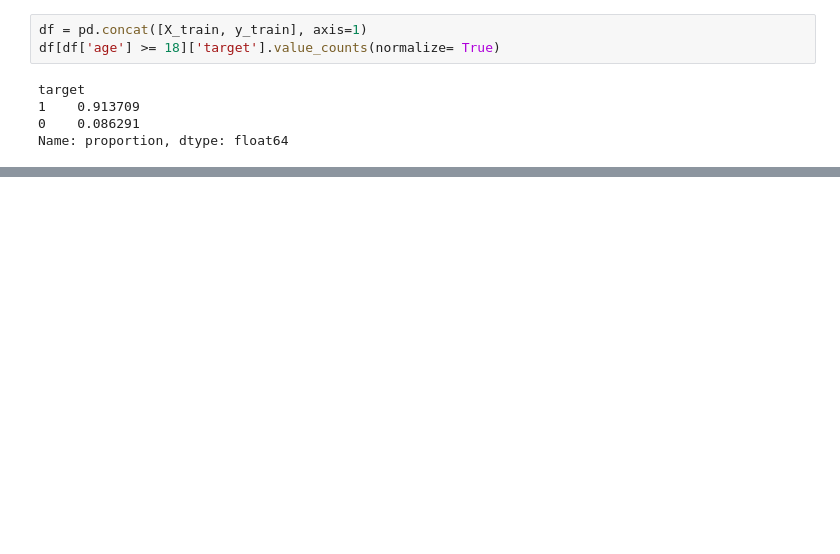
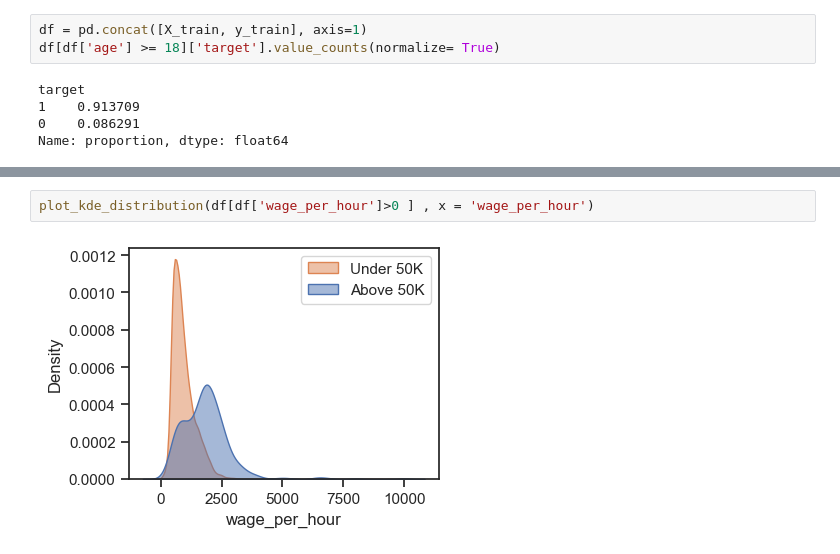
Before and after one commit to Asgharzade/dku_practice, a Jupyter notebook: Explore-Graph.ipynb, the cells around one changed output, grey strips where cells are left out. Cells and saved outputs as stored; diff of their text form; blank space fills up the shorter version.

```diff
--- a/Explore-Graph.ipynb
+++ b/Explore-Graph.ipynb
@@ -202,0 +124,4 @@ plt.legend(labels=['Under 50K', 'Above 50K'])
+# %%
+plot_kde_distribution(df[df['wage_per_hour']>0 ] , x = 'wage_per_hour')
+# %% [output]
+[figure, added]
```
Also changed, not shown: parts of 37 cells of this notebook, 39 other files.
